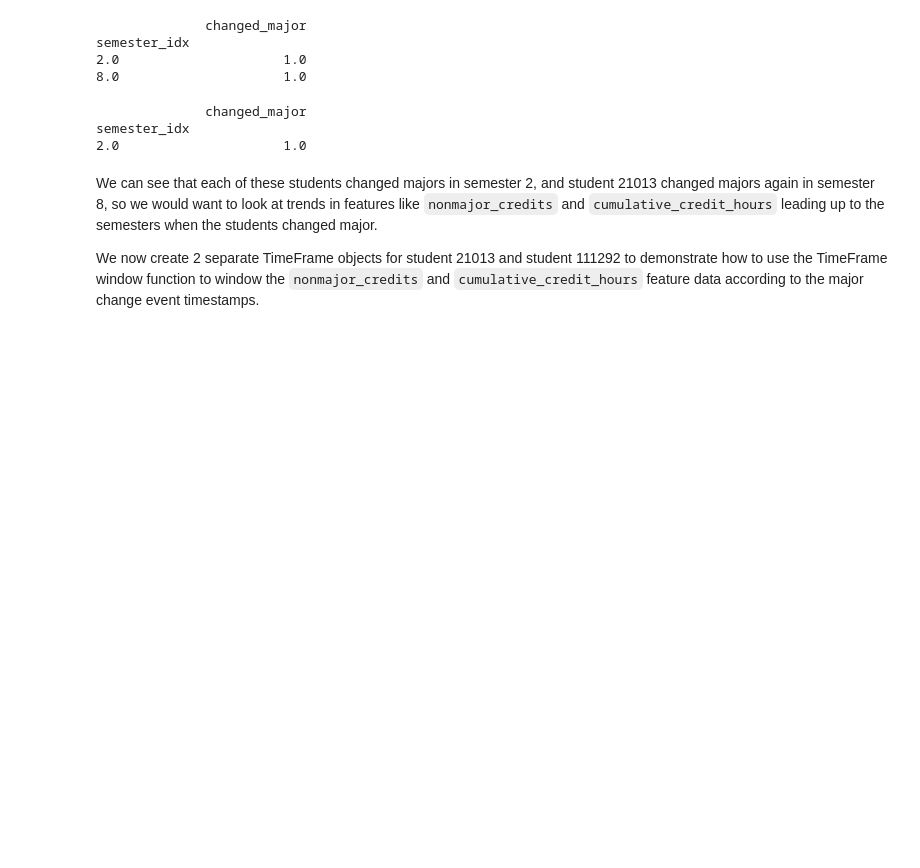
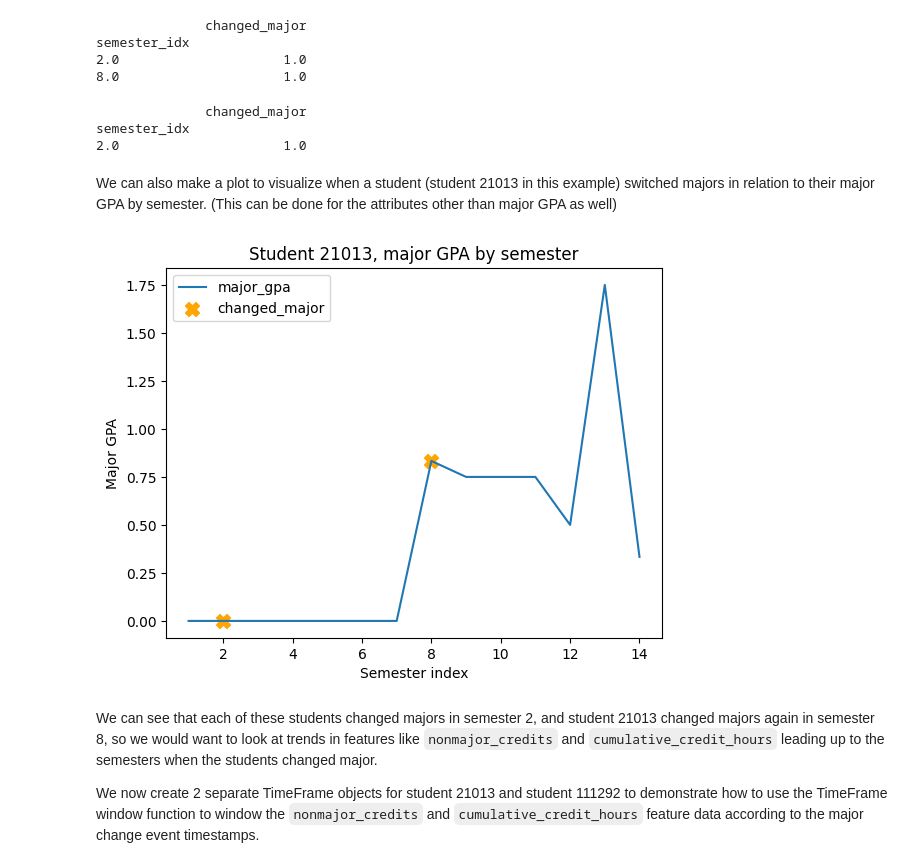
Before and after one commit to SerpRateAI/TigerTail, a Jupyter notebook: examples/student-example.ipynb, the cells around one changed output. Saved outputs shown, nothing was run; the diff lists cells and outputs as text; code cells hidden in the pictures; blank space fills up the shorter version.

Commit message:
Added a plot to studen-example.ipynb that visualizes student major change and major GPA over semesters

```diff
--- a/examples/student-example.ipynb
+++ b/examples/student-example.ipynb
@@ -171,6 +171,23 @@ student_111292_es = EventSeries(changed_major_111292_df)
               changed_major
 semester_idx
 2.0                     1.0
+# %% [markdown]
+We can also make a plot to visualize when a student (student 21013 in this example) switched majors in relation to their major GPA by semester. (This can be done for the attributes other than major GPA as well)
+# %%
+major_gpa_change_major_df = pd.DataFrame(student_df[['semester_idx', 'anon_id', 'major_gpa', 'changed_major']])
+student_21013_mask = major_gpa_change_major_df['anon_id'] == 21013
+major_gpa_change_major_21013_df = pd.DataFrame(major_gpa_change_major_df[student_21013_mask])
+major_gpa_change_major_21013_df_2 = major_gpa_change_major_21013_df.loc[major_gpa_change_major_21013_df['changed_major'] == 1]
+
+plt.plot(major_gpa_change_major_21013_df['semester_idx'], major_gpa_change_major_21013_df['major_gpa'], label='major_gpa')
+plt.scatter(major_gpa_change_major_21013_df_2['semester_idx'], major_gpa_change_major_21013_df_2['major_gpa'], label='changed_major', marker='X', sizes=[100], color='orange')
+plt.legend()
+plt.xlabel('Semester index')
+plt.ylabel('Major GPA')
+plt.title("Student 21013, major GPA by semester")
+plt.show()
+# %% [output]
+[figure, added]
 # %% [markdown]
 We can see that each of these students changed majors in semester 2, and student 21013 changed majors again in semester 8, so we would want to look at trends in features like `nonmajor_credits` and `cumulative_credit_hours` leading up to the semesters when the students changed major.
 
```
